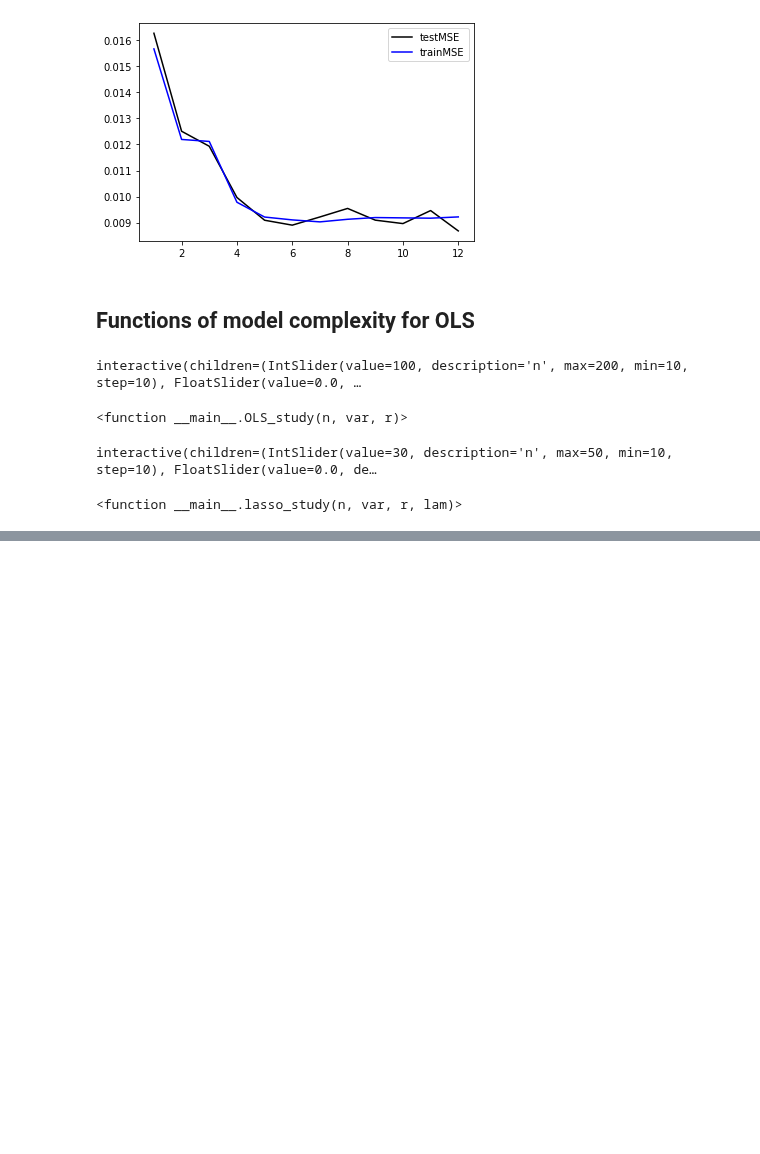
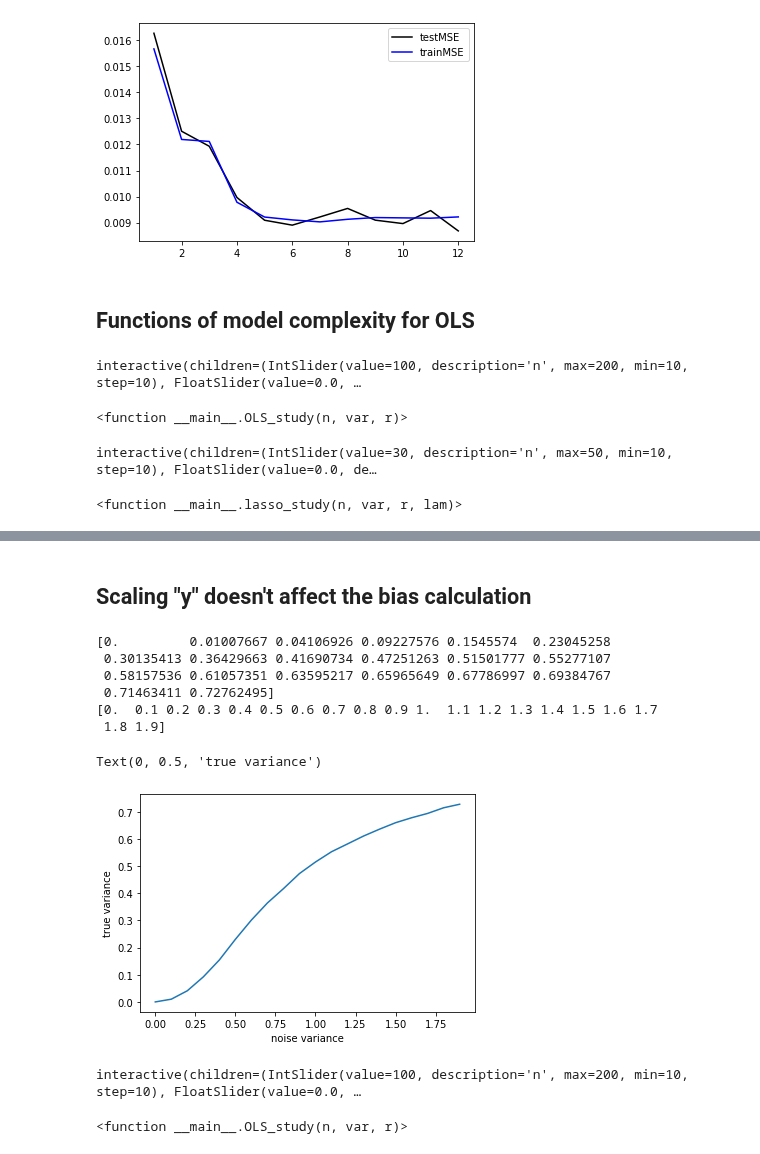
Before and after one commit to am-kaiser/CompSci-Project-1, a Jupyter notebook: regression_analysis/examples/regression_analysis.ipynb, the cells around one changed output, grey strips where cells are left out. Cells and saved outputs as stored; diff of their text form; code cells hidden in the pictures; blank space fills up the shorter version.

```diff
--- a/regression_analysis/examples/regression_analysis.ipynb
+++ b/regression_analysis/examples/regression_analysis.ipynb
@@ -816,0 +832,56 @@ for ind, var in enumerate(noise_var):
+# %% [markdown]
+## Scaling "y" doesn't affect the bias calculation
+# %%
+n = 100 #number of data points along each axis. Total data points = n*n
+x1 = np.linspace(0,1,n)
+x2 = np.linspace(0,1,n)
+xx1, xx2 = np.meshgrid(x1, x2)
+xx1 = xx1.reshape((n*n),1)
+xx2 = xx2.reshape((n*n),1)
+
+design_var = np.arange(0.0,2.0,0.1)
+true_var = np.zeros(len(design_var))
+for i, v in enumerate(var):
+    y, true_var[i] = franke.Franke_and_biascorrection(xx1, xx2, noise_var=v) #zero mean gaussian noise has variance = var
+print(true_var)
+print(design_var)
+fig, ax = plt.subplots()
+ax.plot(design_var, true_var)
+ax.set_xlabel("noise variance")
+ax.set_ylabel("true variance")
+# %% [output]
+[0.         0.01007667 0.04106926 0.09227576 0.1545574  0.23045258
+ 0.30135413 0.36429663 0.41690734 0.47251263 0.51501777 0.55277107
+ 0.58157536 0.61057351 0.63595217 0.65965649 0.67786997 0.69384767
+ 0.71463411 0.72762495]
+[0.  0.1 0.2 0.3 0.4 0.5 0.6 0.7 0.8 0.9 1.  1.1 1.2 1.3 1.4 1.5 1.6 1.7
+ 1.8 1.9]
+Text(0, 0.5, 'true variance')
+[figure, added]
+# %%
+def OLS_study(n, var, r):
+    n=np.array([n])
+    print(np.ceil((var-0.001)*10))
+    err = true_var[int(np.ceil((var-0.001)*10))]
+
+    var=np.array([var])
+    r=np.array([r])
+    print(var)
+    order = np.arange(1,15)
+    method="ols"
+    train_MSE, test_MSE, train_R2, test_R2, test_bias, test_var = apply_regression(order, n, noise_var = var, test_ratio_array=r)
+    print(order.shape)
+    fig, ax = plt.subplots(3,1, figsize=(8,8))
+    ax[0].plot(order, train_MSE[:,0,0,0,0,0,0,0], 'k', label="train MSE")
+    ax[0].plot(order, test_MSE[:,0,0,0,0,0,0,0], 'b', label="test MSE")
+    ax[1].plot(order, test_bias[:,0,0,0,0,0,0,0]-err, 'k', label="bias")
+    ax[1].plot(order, test_var[:,0,0,0,0,0,0,0], 'b', label="variance")
+    ax[2].plot(order, train_R2[:,0,0,0,0,0,0,0], 'k', label="train R2")
+    ax[2].plot(order, test_R2[:,0,0,0,0,0,0,0], 'b', label="test R2")
+    ax[0].legend()
+    ax[1].legend()
+    ax[2].legend()
+widget.interact(OLS_study, n=(10,200,10), var=(0,1,0.1), r=(0.1,0.5,0.1))
+# %% [output]
+interactive(children=(IntSlider(value=100, description='n', max=200, min=10, step=10), FloatSlider(value=0.0, …
+<function __main__.OLS_study(n, var, r)>
```
Also changed, not shown: parts of 13 cells of this notebook, 20 other files.
